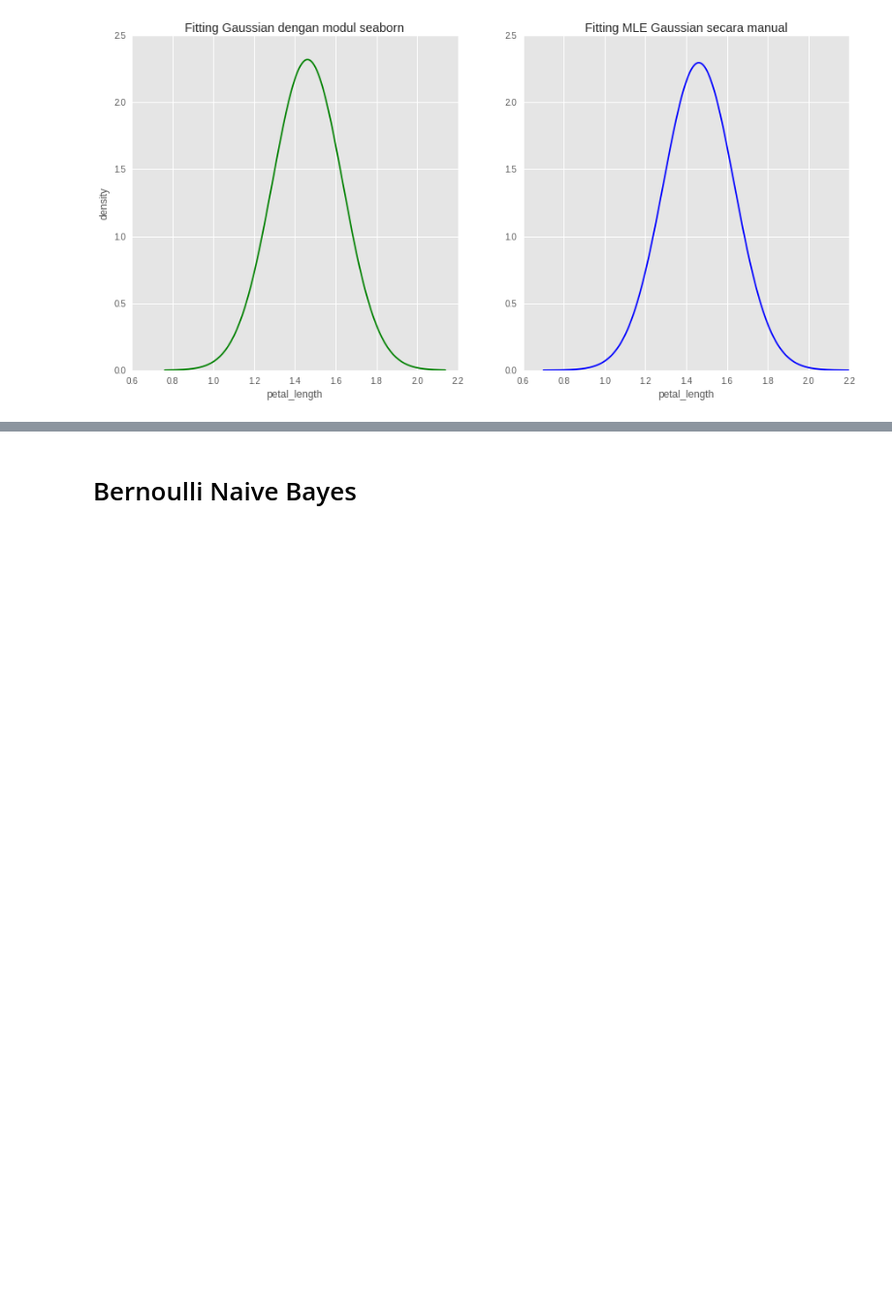
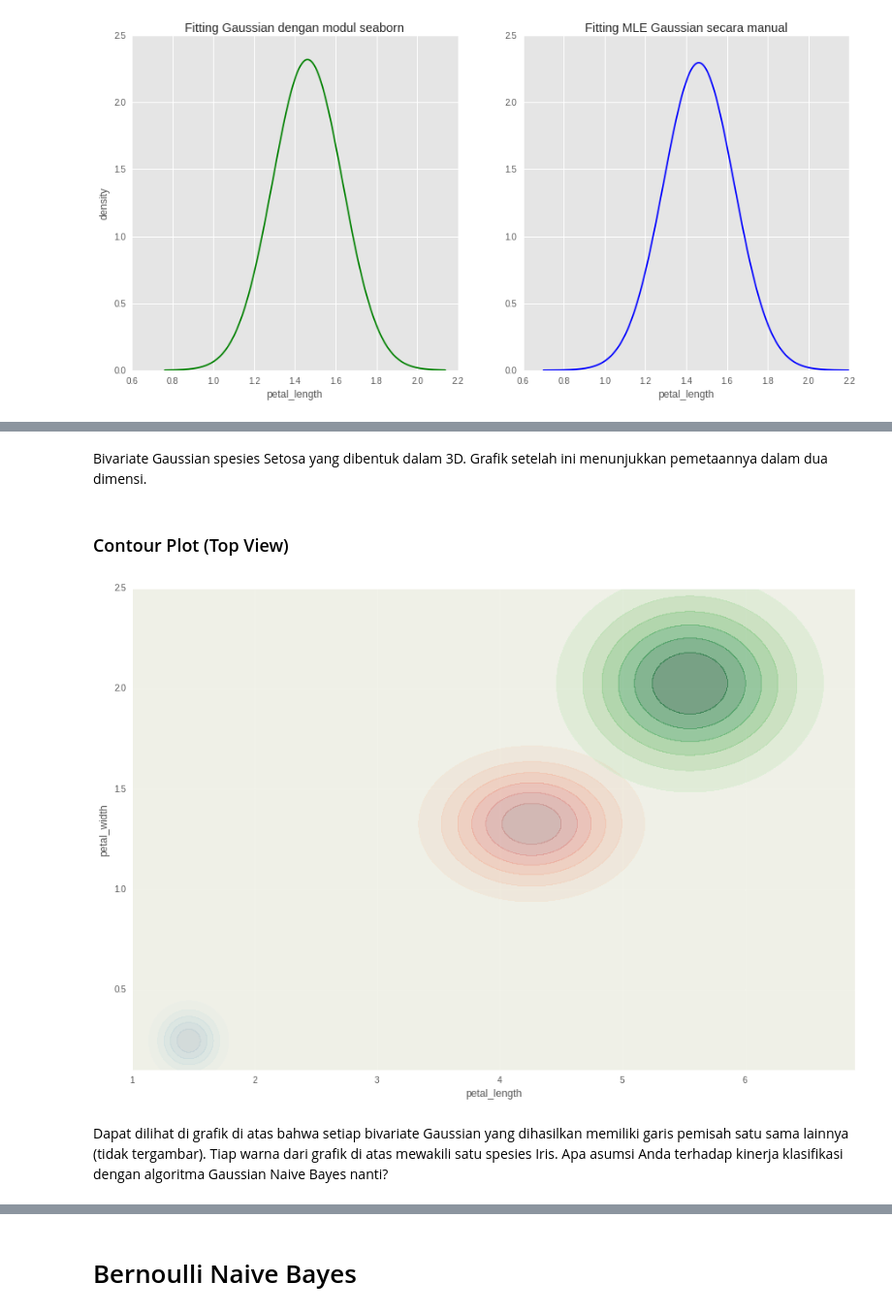
Before and after one commit to aliakbars/uai-dm, a Jupyter notebook: scripts/lab2.ipynb, the cells around one changed output, grey strips where cells are left out. Shown: that part at 97% size. Saved outputs shown, nothing was run; the diff lists cells and outputs as text; code cells hidden in the pictures; blank space fills up the shorter version.

```diff
--- a/scripts/lab2.ipynb
+++ b/scripts/lab2.ipynb
@@ -82,0 +101,22 @@ plt.show()
+# %% [markdown]
+Bivariate Gaussian spesies Setosa yang dibentuk dalam 3D. Grafik setelah ini menunjukkan pemetaannya dalam dua dimensi.
+# %% [markdown]
+### Contour Plot (Top View)
+# %%
+fig, ax = plt.subplots(figsize=(15,10))
+pl = np.linspace(df.petal_length.min(), df.petal_length.max(), 500)
+pw = np.linspace(df.petal_width.min(), df.petal_width.max(), 500)
+
+cmaps = ['Blues', 'Reds', 'Greens']
+for species, c in zip([s, ve, vi], cmaps):
+    x1, x2 = np.meshgrid(pl, pw)
+    z = bivariate_normal(x1, x2, species.petal_length.std(), species.petal_width.std(), species.petal_length.mean(), species.petal_width.mean())
+    cf = ax.contourf(x1, x2, z, cmap=c, alpha=0.5)
+
+ax.set_xlabel('petal_length')
+ax.set_ylabel('petal_width')
+plt.show()
+# %% [output]
+[figure, added]
+# %% [markdown]
+Dapat dilihat di grafik di atas bahwa setiap bivariate Gaussian yang dihasilkan memiliki garis pemisah satu sama lainnya (tidak tergambar). Tiap warna dari grafik di atas mewakili satu spesies Iris. Apa asumsi Anda terhadap kinerja klasifikasi dengan algoritma Gaussian Naive Bayes nanti?
```
Also changed, not shown: parts of 18 cells of this notebook.
